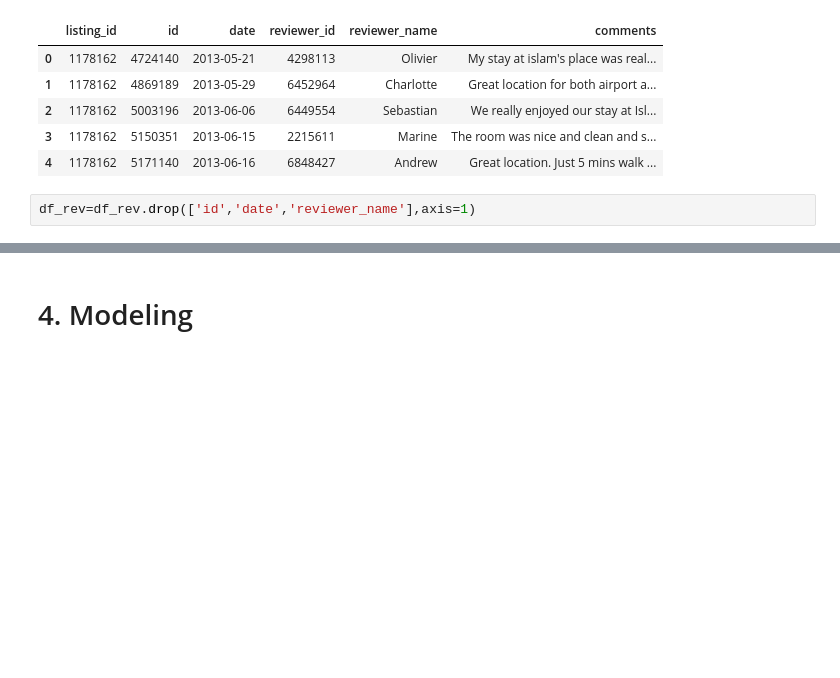
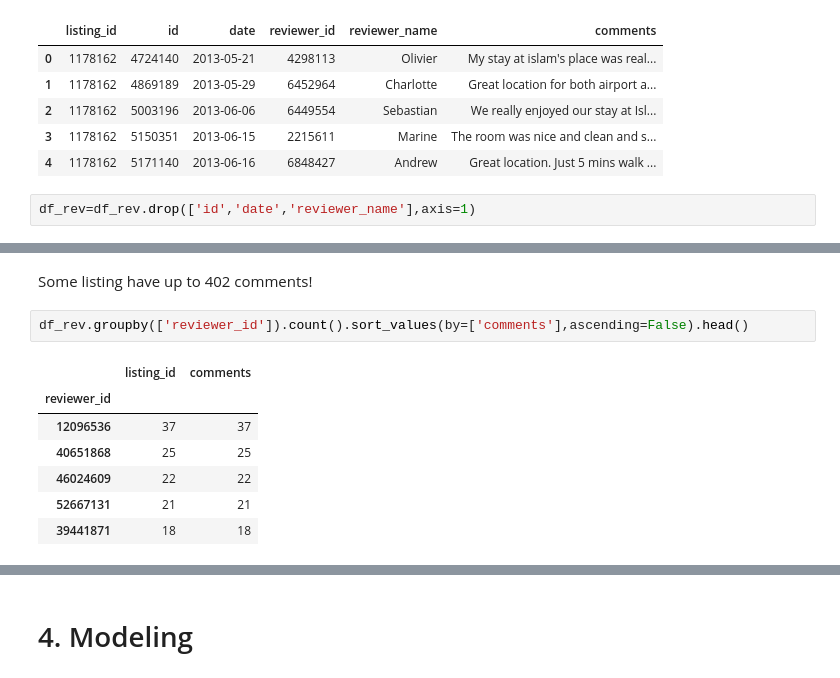
Before and after one commit to mpradam/udacity_p1, a Jupyter notebook: BostonAirBNB.ipynb, the cells around one changed output, grey strips where cells are left out. Saved outputs shown, nothing was run; the diff lists cells and outputs as text; blank space fills up the shorter version.

```diff
--- a/BostonAirBNB.ipynb
+++ b/BostonAirBNB.ipynb
@@ -164,0 +169,12 @@ df_rev=df_rev.drop(['id','date','reviewer_name'],axis=1)
+# %% [markdown]
+Some listing have up to 402 comments!
+# %%
+df_rev.groupby(['reviewer_id']).count().sort_values(by=['comments'],ascending=False).head()
+# %% [output]
+|  | listing_id | comments |
+| reviewer_id |  |  |
+| 12096536 | 37 | 37 |
+| 40651868 | 25 | 25 |
+| 46024609 | 22 | 22 |
+| 52667131 | 21 | 21 |
+| 39441871 | 18 | 18 |
```
Also changed, not shown: parts of 14 cells of this notebook.
